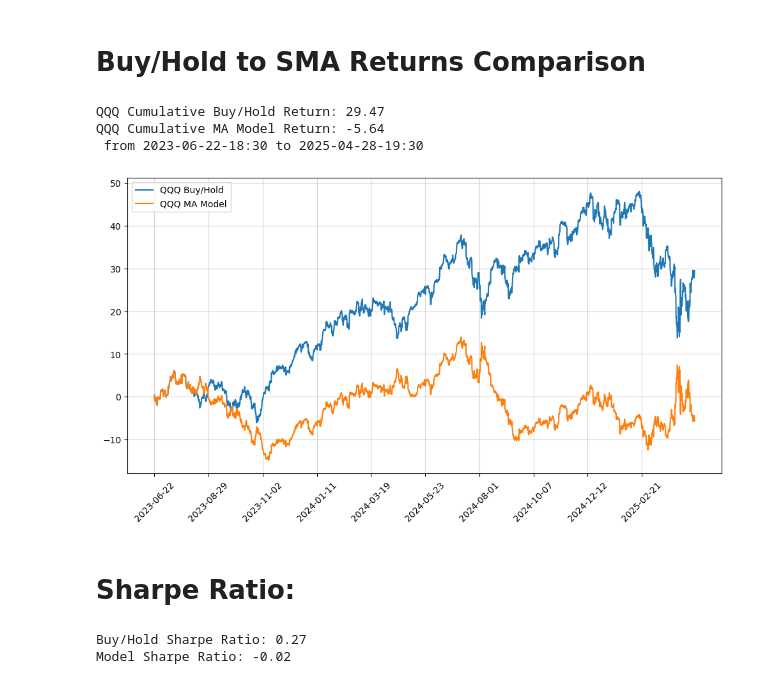
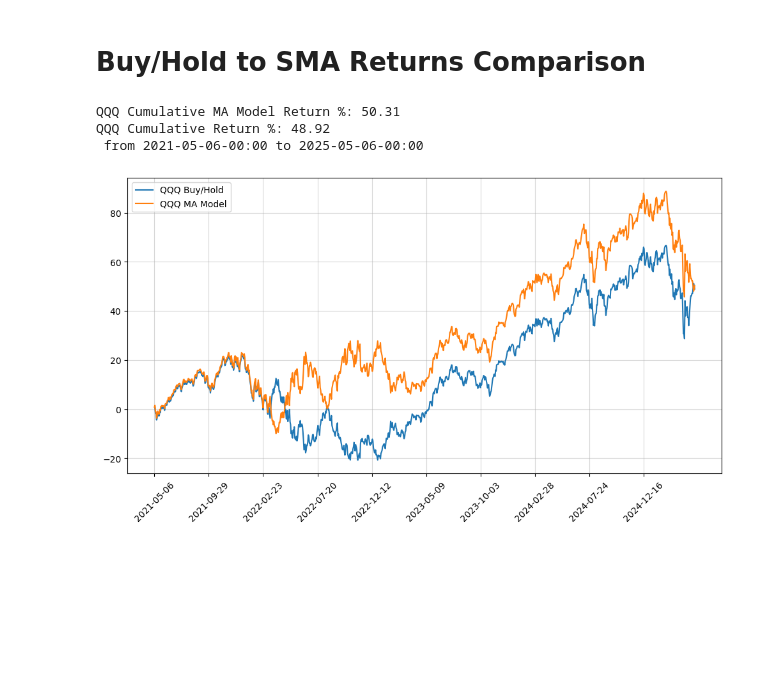
Before and after one commit to FilBillions/simple-moving-average, a Jupyter notebook: Simple_MA.ipynb, the cells around one changed output. Drawn from its saved outputs; the diff is of its cells as text; code cells hidden in the pictures; blank space fills up the shorter version.

```diff
--- a/Simple_MA.ipynb
+++ b/Simple_MA.ipynb
@@ -27,6 +14,6 @@ YF.download() has changed argument auto_adjust default to True
 # %% [markdown]
 # Complete Table Creation
 # %%
-QQQ_ma_table = MovingAverageTable(QQQ, ma1 = 50, ma2 = 250)
-QQQ_ma_table.gen_table()
+test = MovingAverageTable(ma1 = 50, ma2 = 250, ticker ="QQQ", start = "2020-05-08", end = str(date.today() - timedelta(1)), interval = "1d")
+test.run_algo()
 # %% [output]
@@ -56,18 +50,9 @@ count of sell signals: 4.5
 # %% [markdown]
 # Buy/Hold to SMA Returns Comparison
 # %%
-QQQ_ma_table.print_cumulative_return("QQQ")
-QQQ_ma_table.gen_buyhold_comp("QQQ")
+test.gen_comp()
 # %% [output]
-QQQ Cumulative Buy/Hold Return: 29.47
-QQQ Cumulative MA Model Return: -5.64
- from 2023-06-22-18:30 to 2025-04-28-19:30
+QQQ Cumulative MA Model Return %: 50.31
+QQQ Cumulative Return %: 48.92
+ from 2021-05-06-00:00 to 2025-05-06-00:00
-[figure, old version]
+[figure, new version]
-# %% [markdown]
-# Sharpe Ratio:
-# %%
-print('Buy/Hold Sharpe Ratio:', round(gen_sharpe(QQQ_ma_table.gen_table()['Return']), 2))
-print('Model Sharpe Ratio:', round(gen_sharpe(QQQ_ma_table.gen_table()['MA Model Return']), 2))
-# %% [output]
-Buy/Hold Sharpe Ratio: 0.27
-Model Sharpe Ratio: -0.02
```
Also changed, not shown: parts of 5 cells of this notebook, 3 other files.
